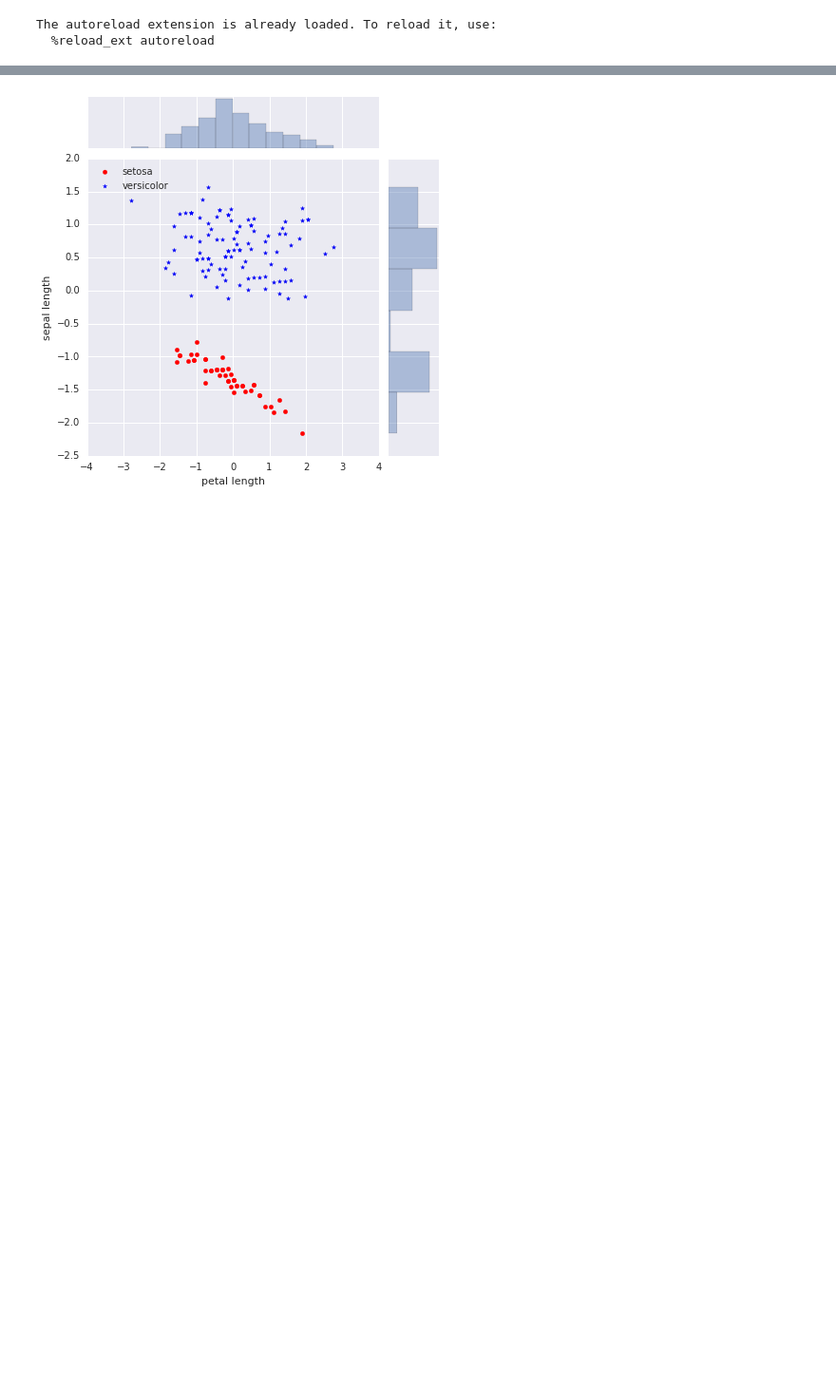
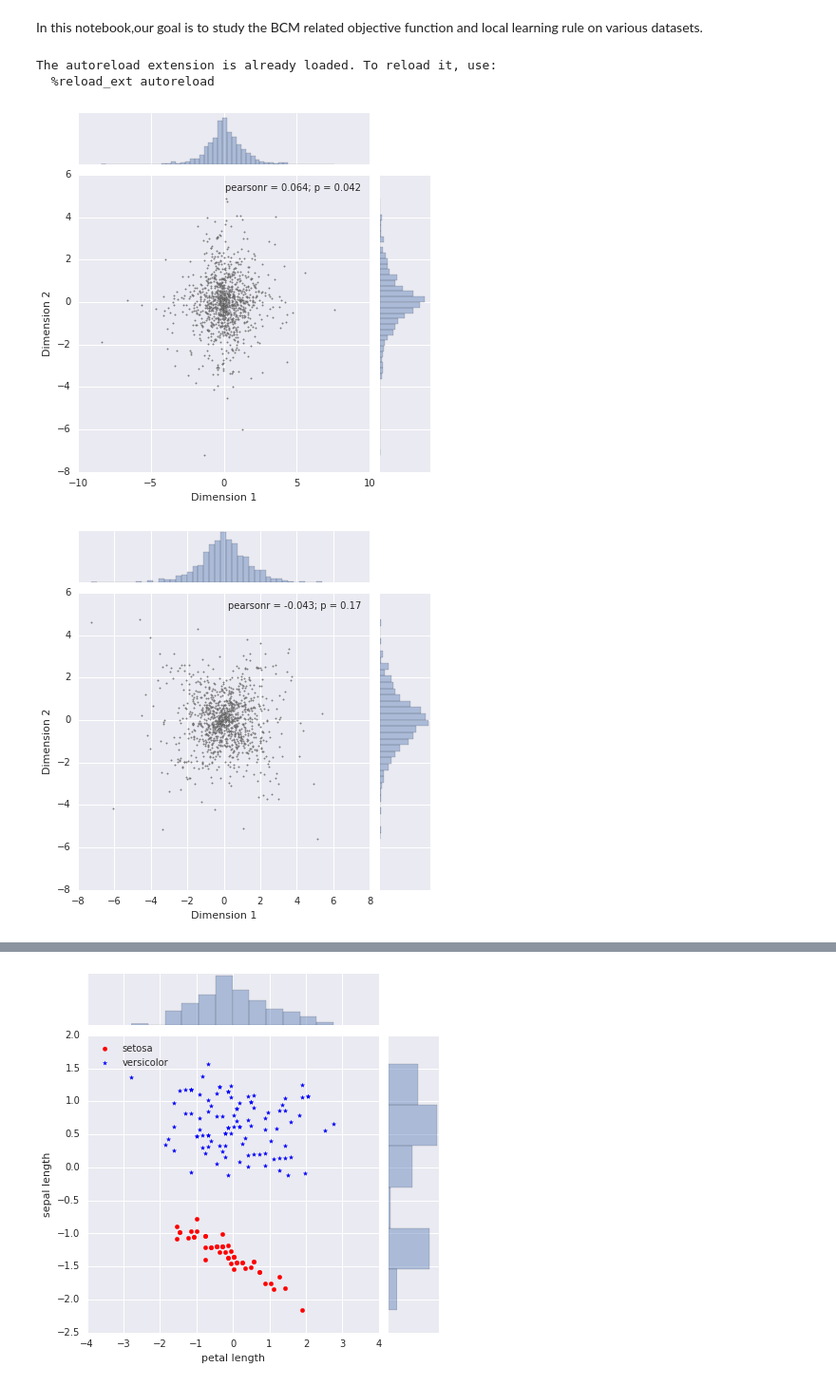
Before and after one commit to ShuangLiBCM/NNDL_Shuang, a Jupyter notebook: Multi_datasets_BCM_training_plotting.ipynb, the cells around one changed output, grey strips where cells are left out. Shown at 95% size. Cells and saved outputs as stored; diff of their text form; code cells hidden in the pictures; blank space fills up the shorter version.

```diff
--- a/Multi_datasets_BCM_training_plotting.ipynb
+++ b/Multi_datasets_BCM_training_plotting.ipynb
@@ -1,3 +1,5 @@
+# %% [markdown]
+In this notebook,our goal is to study the BCM related objective function and local learning rule on various datasets.
 # %%
 %load_ext autoreload
 %autoreload 2
@@ -14,3 +16,9 @@ import pandas as pd
 import BCM
 import data_loader
 % matplotlib inline
+# %%
+# Load laplace data with 45 degree rotation
+Laplace_rt_wt,Laplace_w = data_loader.load_laplace(loc = 0, scale = 1, sample_size = 1000,dimension = 2,skew = False, whiten = True, rotation = True)
+# %% [output]
+[figure, added]
+[figure, added]
```
Also changed, not shown: parts of 7 cells of this notebook, 2 other files.
